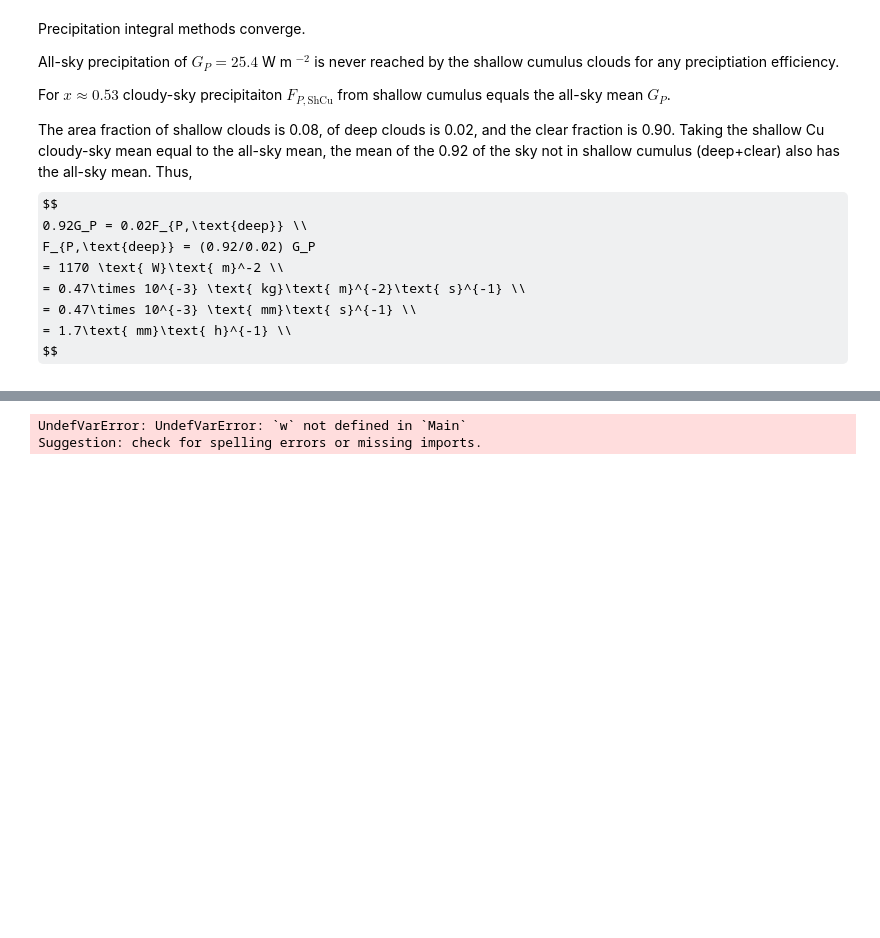
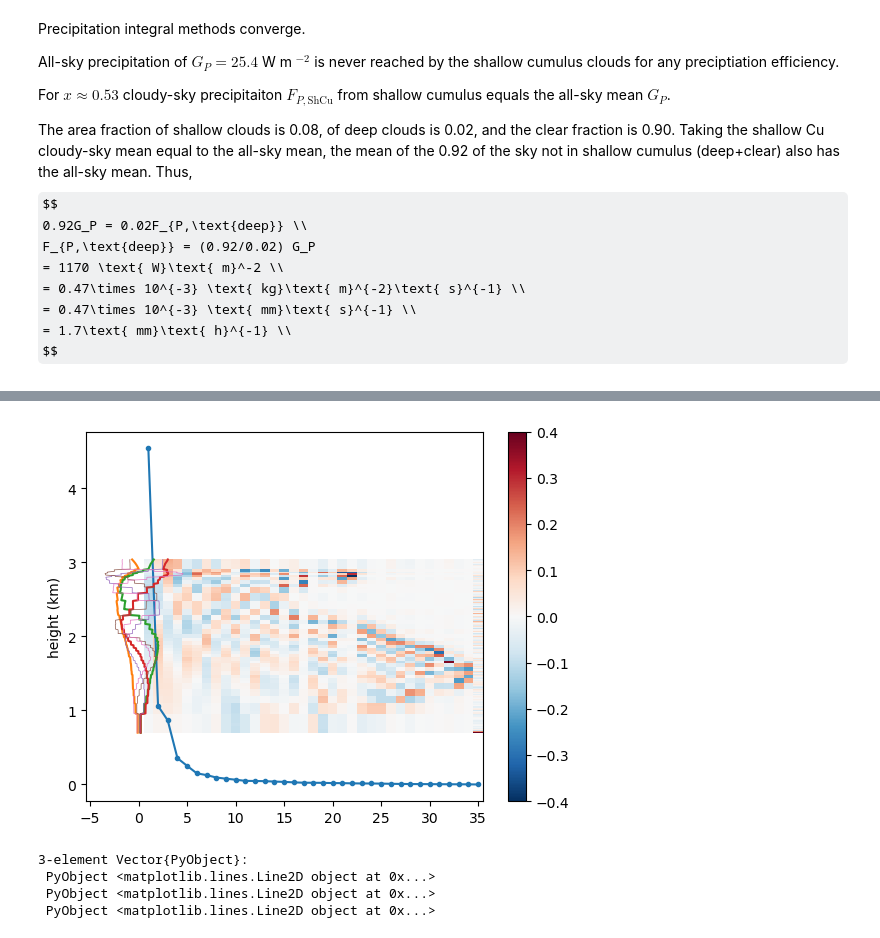
Before and after one commit to deszoeke/trade-cu-model, a Jupyter notebook: src/julia/flux-model.ipynb, the cells around one changed output, grey strips where cells are left out. Saved outputs shown, nothing was run; the diff lists cells and outputs as text; code cells hidden in the pictures; some formulas as TeX source; blank space fills up the shorter version.

```diff
--- a/src/julia/flux-model.ipynb
+++ b/src/julia/flux-model.ipynb
@@ -1365,19 +1349,27 @@ Suggestion: check for spelling errors or missing imports.
 # %%
-# vertical modes
+# vertical eofs - not helpful
 # w separates from the mean moisture structure
 ws = w[start_cb:stop_top,ix,start_ae:end]
 
 # 35 valid cloud categories at x=0.53
 C = cov(replace(ws', missing=>0))
 # pcolormesh(C)
 Ve = reverse( eigvecs(C), dims=(1,2))
 Va = reverse( eigvals(C) )
 
 close("all")
-pcolormesh(Ve[:,1:35], cmap=ColorMap("RdBu_r"))
+pcolormesh(1:35, z[start_cb:stop_top]/1e3, Ve[:,1:35], cmap=ColorMap("RdBu_r"))
 colorbar()
+plot(1:35, 10*Va[1:35], marker=".")
+ylabel("height (km)")
 clim([-0.4, 0.4])
+plot(20*Ve[:,1:3], z[start_cb:stop_top]/1e3)
+plot(20*Ve[:,4:6], z[start_cb:stop_top]/1e3, linewidth=0.5)
 # plot(Va)
+#
 # %% [output]
+[figure, added]
-UndefVarError: UndefVarError: `w` not defined in `Main`
-Suggestion: check for spelling errors or missing imports.
+3-element Vector{PyObject}:
+ PyObject <matplotlib.lines.Line2D object at 0x...>
+ PyObject <matplotlib.lines.Line2D object at 0x...>
+ PyObject <matplotlib.lines.Line2D object at 0x...>
```
Also changed, not shown: parts of 14 cells of this notebook, 1 other file.
